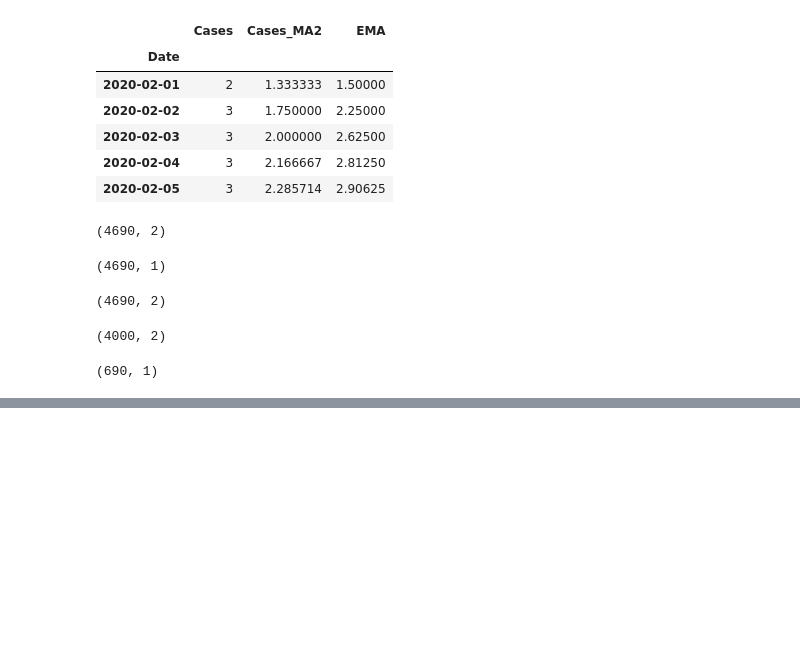
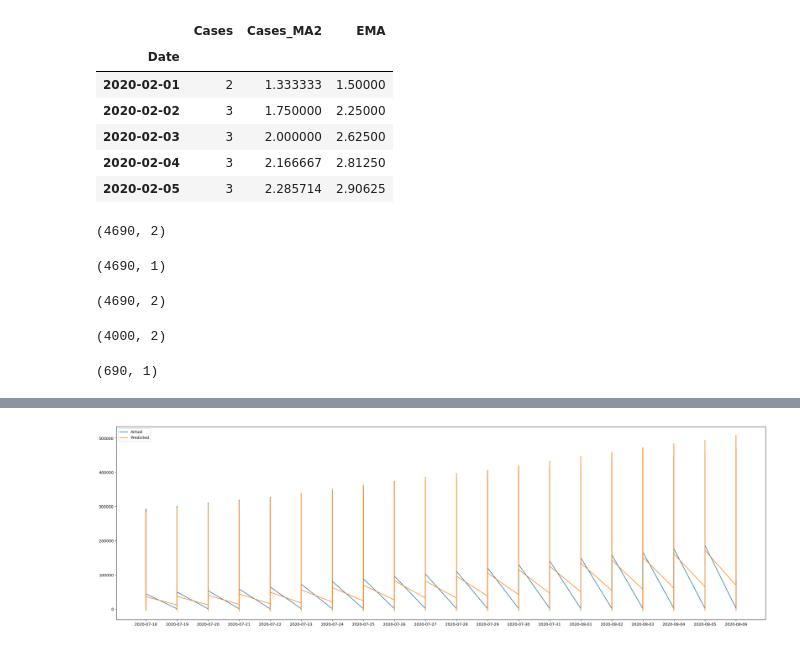
Before and after one commit to SoparkarSharvari/Deep_Learning, a Jupyter notebook: Practical6/practical6.ipynb, the cells around one changed output, grey strips where cells are left out. Cells and saved outputs as stored; diff of their text form; code cells hidden in the pictures; blank space fills up the shorter version.

```diff
--- a/Practical6/practical6.ipynb
+++ b/Practical6/practical6.ipynb
@@ -143,0 +153,5 @@ X_test_data = X_test_data.reshape((-1,1,2)) #Reshape test dataset to required fo
+# %%
+GRU_model.compile(loss='mse', optimizer='adam', metrics = ['accuracy']) #mse is mean square error which is the loss function and Adam optimizer will be the ooptimizer.
+# %%
+GRU_model.fit(X_train_data,y_train_data,batch_size=250, epochs=100, validation_split=0.15, verbose=1)
+#GRU_model.save("covid_GRU.h5") #Save the model if you want for reuse.
@@ -143,0 +177,10 @@ X_test_data = X_test_data.reshape((-1,1,2)) #Reshape test dataset to required fo
+# %%
+score = GRU_model.evaluate(X_test_data, y_test_data) #Evaluate model can be used to get the loss metric.
+print('Score: {}'.format(score))
+y_pred = GRU_model.predict(X_test_data) #Apply the built model on test data.
+y_test_pred = y_scaled_set.inverse_transform(y_pred) #Use inverse transform to undo the scaling that was done before. This gives us the original values.
+y_test_actual = y_scaled_set.inverse_transform(y_test_data) # Apply the inverse transform on the actual dataset for easy comparison of predicted vs actual.
+#plt.plot(y_test_pred[-100:], label='Predicted') #Plot the predicted vs actual graph
+#plt.plot(y_test_actual[-100:], label='Actual')
+#plt.legend()
+#plt.show()
@@ -143,0 +191,24 @@ X_test_data = X_test_data.reshape((-1,1,2)) #Reshape test dataset to required fo
+# %%
+test_Dates=main_dataset.Date[4000:4690] #create an object which has the dates for the Test data.
+# %%
+
+
+# Define the figure size
+fig_size = (30, 9)  # Adjust width and height as needed
+
+# Create a new figure with the specified size
+plt.figure(figsize=fig_size)
+
+# Assuming test_Dates, y_test_actual, and y_test_pred are already defined
+
+# Plot actual and predicted data
+plt.plot(test_Dates, y_test_actual[-690:], label='Actual')
+plt.plot(test_Dates, y_test_pred[-690:], label='Predicted')
+
+# Add legend
+plt.legend()
+
+# Show the plot
+plt.show()
+# %% [output]
+[figure, added]
```
Also changed, not shown: parts of 3 cells of this notebook, 6 other files.
